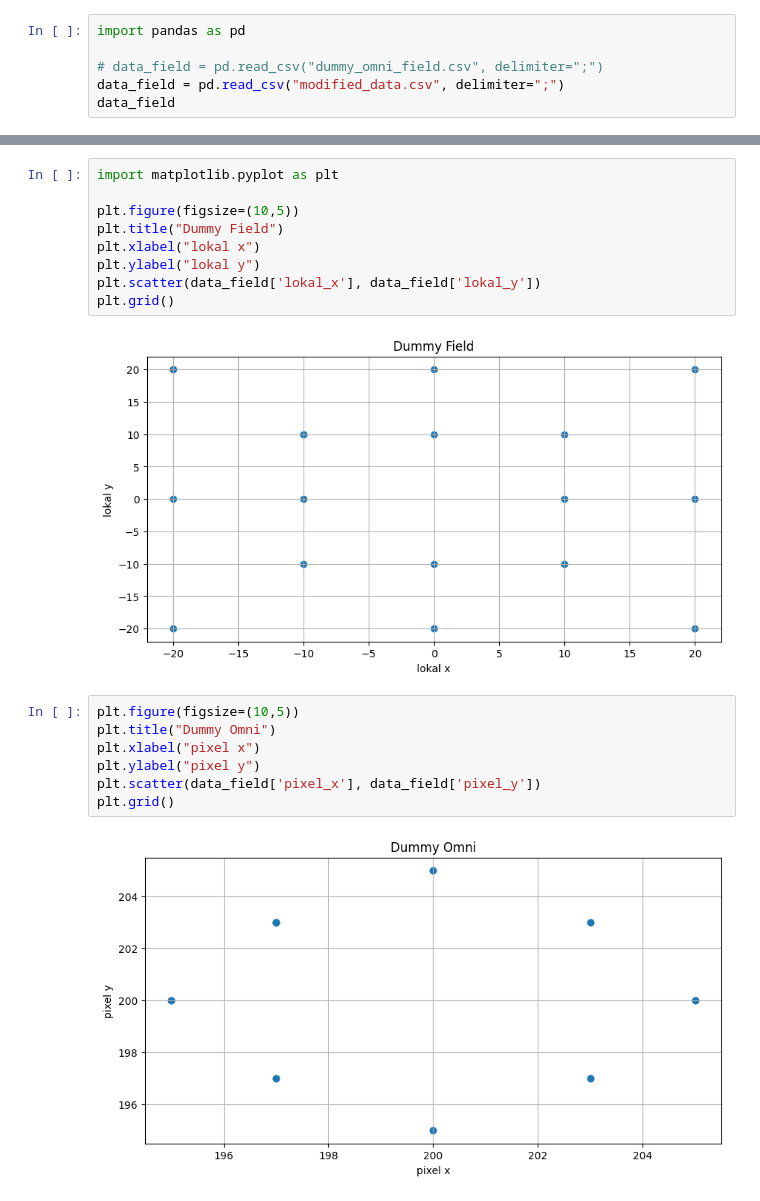
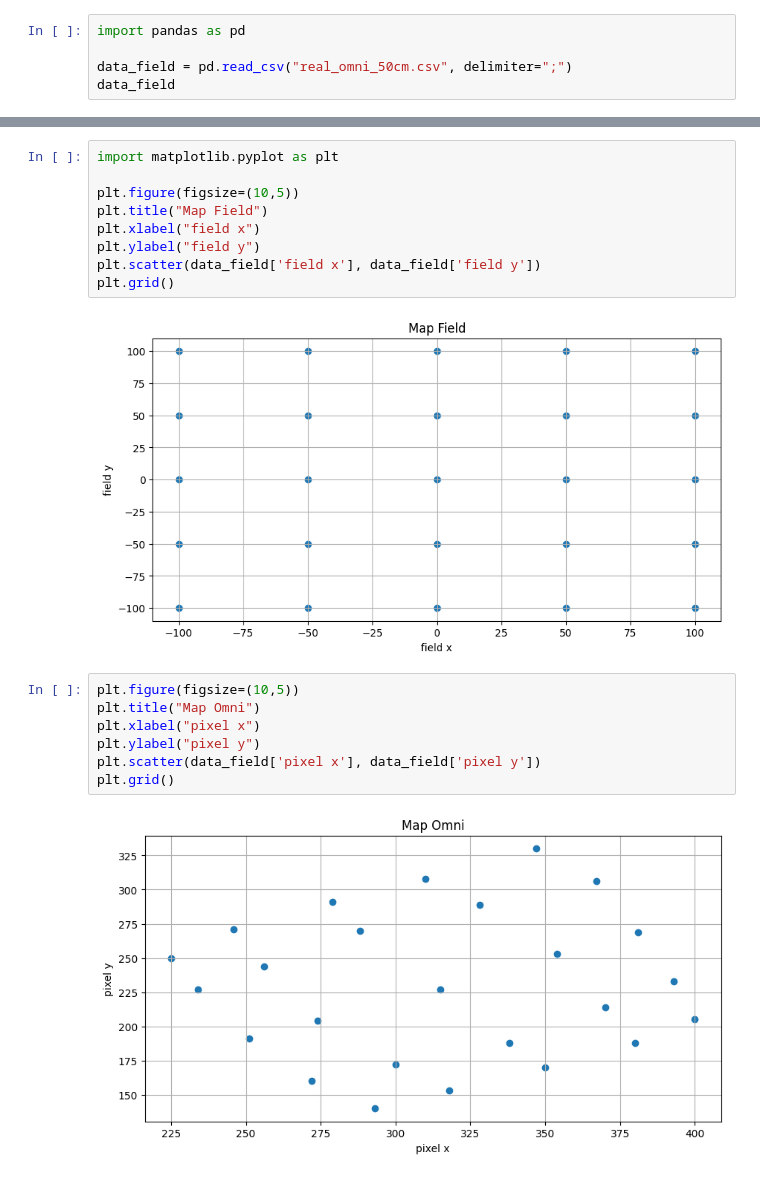
Before and after one commit to MarcoAlandAdinanda/Fukuro_Projects, a Jupyter notebook: FukuroMirror/mirrorResearch.ipynb, the cells around one changed output, grey strips where cells are left out. Cells and saved outputs as stored; diff of their text form.

```diff
--- a/FukuroMirror/mirrorResearch.ipynb
+++ b/FukuroMirror/mirrorResearch.ipynb
@@ -1,7 +1,6 @@
 # %%
 import pandas as pd
 
-# data_field = pd.read_csv("dummy_omni_field.csv", delimiter=";")
-data_field = pd.read_csv("modified_data.csv", delimiter=";")
+data_field = pd.read_csv("real_omni_50cm.csv", delimiter=";")
 data_field
 # %% [output]
@@ -26,22 +25,22 @@ data_field
 import matplotlib.pyplot as plt
 
 plt.figure(figsize=(10,5))
-plt.title("Dummy Field")
-plt.xlabel("lokal x")
-plt.ylabel("lokal y")
-plt.scatter(data_field['lokal_x'], data_field['lokal_y'])
+plt.title("Map Field")
+plt.xlabel("field x")
+plt.ylabel("field y")
+plt.scatter(data_field['field x'], data_field['field y'])
 plt.grid()
 # %% [output]
-[figure, old version]
+[figure, new version]
 # %%
 plt.figure(figsize=(10,5))
-plt.title("Dummy Omni")
+plt.title("Map Omni")
 plt.xlabel("pixel x")
 plt.ylabel("pixel y")
-plt.scatter(data_field['pixel_x'], data_field['pixel_y'])
+plt.scatter(data_field['pixel x'], data_field['pixel y'])
 plt.grid()
 # %% [output]
-[figure, old version]
+[figure, new version]
 # %%
 from sklearn.model_selection import train_test_split
 from sklearn.svm import SVR
```
Also changed, not shown: parts of 3 cells of this notebook, 5 other files.
